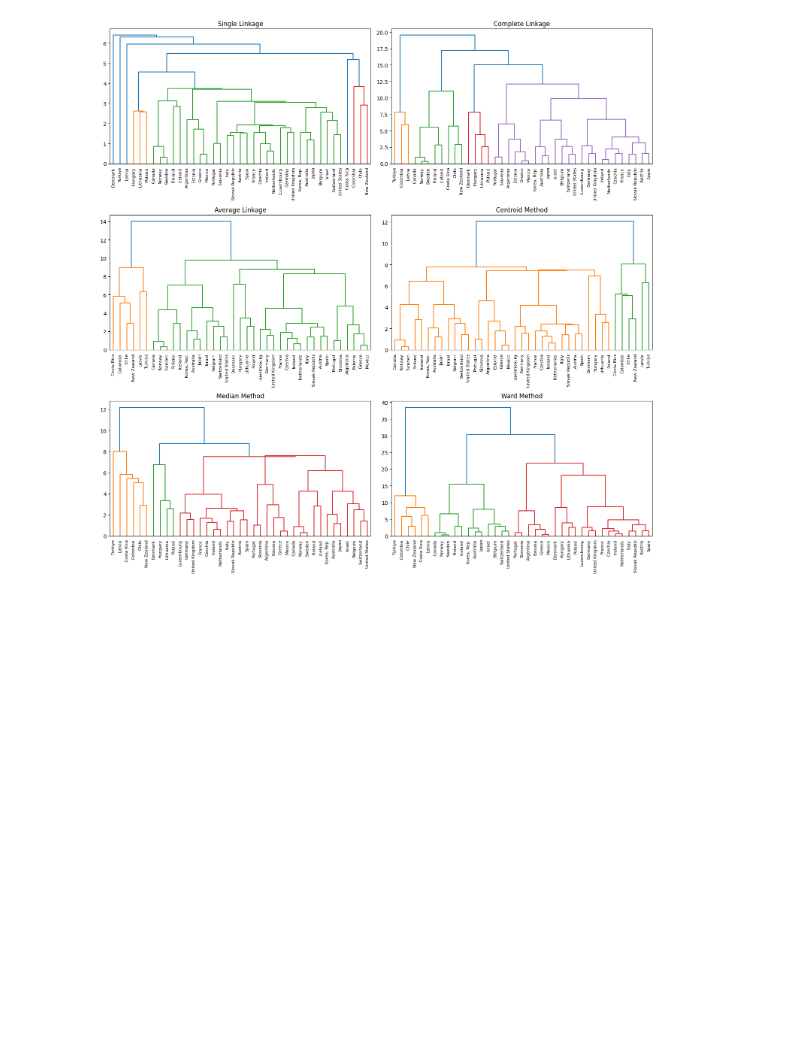
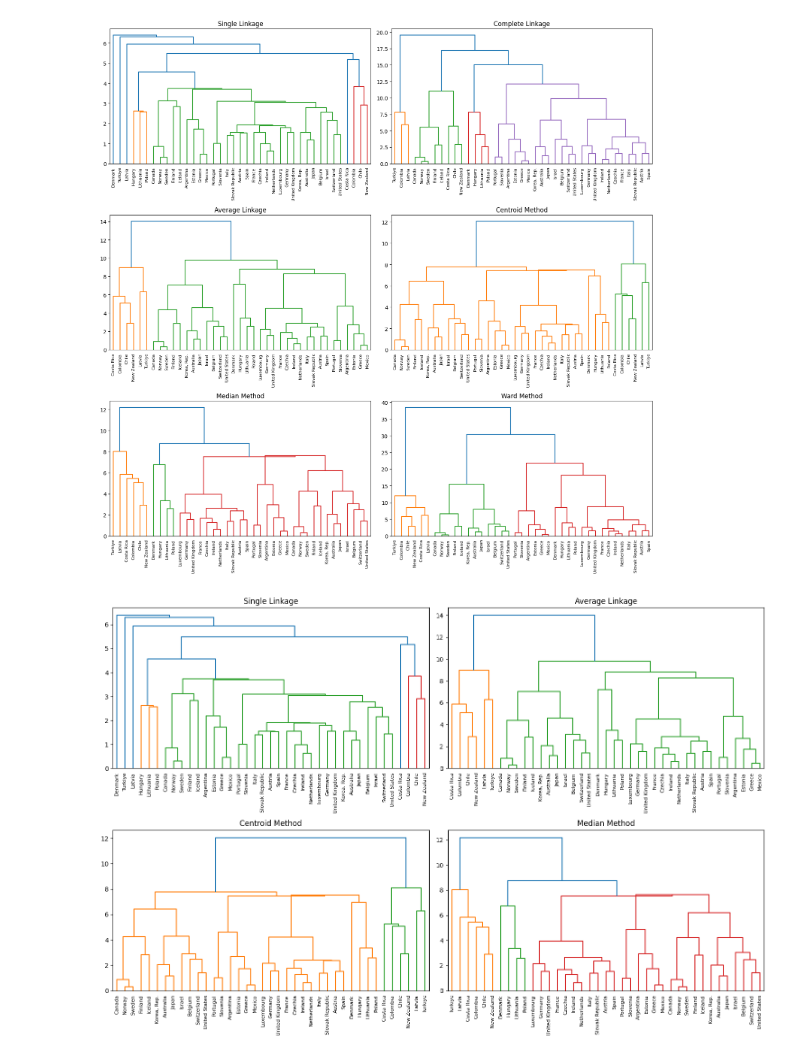
Before and after one commit to DavidGuzzi/MECMT04, a Jupyter notebook: AEM_dignani_guzzi.ipynb, the cells around one changed output. Cells and saved outputs as stored; diff of their text form; code cells hidden in the pictures; blank space fills up the shorter version.

```diff
--- a/AEM_dignani_guzzi.ipynb
+++ b/AEM_dignani_guzzi.ipynb
@@ -634,6 +634,44 @@ plt.tight_layout()
 plt.show()
 # %% [output]
 [figure]
+# %%
+from scipy.cluster.hierarchy import linkage, dendrogram
+h_single   = linkage(matriz_distancia, method="single")
+# h_complete = linkage(matriz_distancia, method="complete")
+h_average  = linkage(matriz_distancia, method="average")
+h_centroid = linkage(matriz_distancia, method="centroid")
+h_median   = linkage(matriz_distancia, method="median")
+# h_ward     = linkage(matriz_distancia, method="ward")
+
+etiquetas = df['Country Name'].to_list()
+
+plt.rcParams['xtick.labelsize'] = 6
+
+
+fig, axs = plt.subplots(2, 2, figsize=(15, 10))
+
+axs[0, 0].set_title("Single Linkage")
+dendrogram(h_single, labels=etiquetas, ax=axs[0, 0], leaf_rotation=90, leaf_font_size=8)
+
+# axs[0, 1].set_title("Complete Linkage")
+# dendrogram(h_complete, labels=etiquetas, ax=axs[0, 1], leaf_rotation=90, leaf_font_size=8)
+
+axs[0, 1].set_title("Average Linkage")
+dendrogram(h_average, labels=etiquetas, ax=axs[0, 1], leaf_rotation=90, leaf_font_size=8)
+
+axs[1, 0].set_title("Centroid Method")
+dendrogram(h_centroid, labels=etiquetas, ax=axs[1, 0], leaf_rotation=90, leaf_font_size=8)
+
+axs[1, 1].set_title("Median Method")
+dendrogram(h_median, labels=etiquetas, ax=axs[1, 1], leaf_rotation=90, leaf_font_size=8)
+
+# axs[2, 1].set_title("Ward Method")
+# dendrogram(h_ward, labels=etiquetas, ax=axs[2, 1], leaf_rotation=90, leaf_font_size=8)
+
+plt.tight_layout()
+plt.show()
+# %% [output]
+[figure, added]
 # %%
 import numpy as np
 import scipy.stats as stats
```
Also changed, not shown: parts of 2 cells of this notebook, 1 other file.
